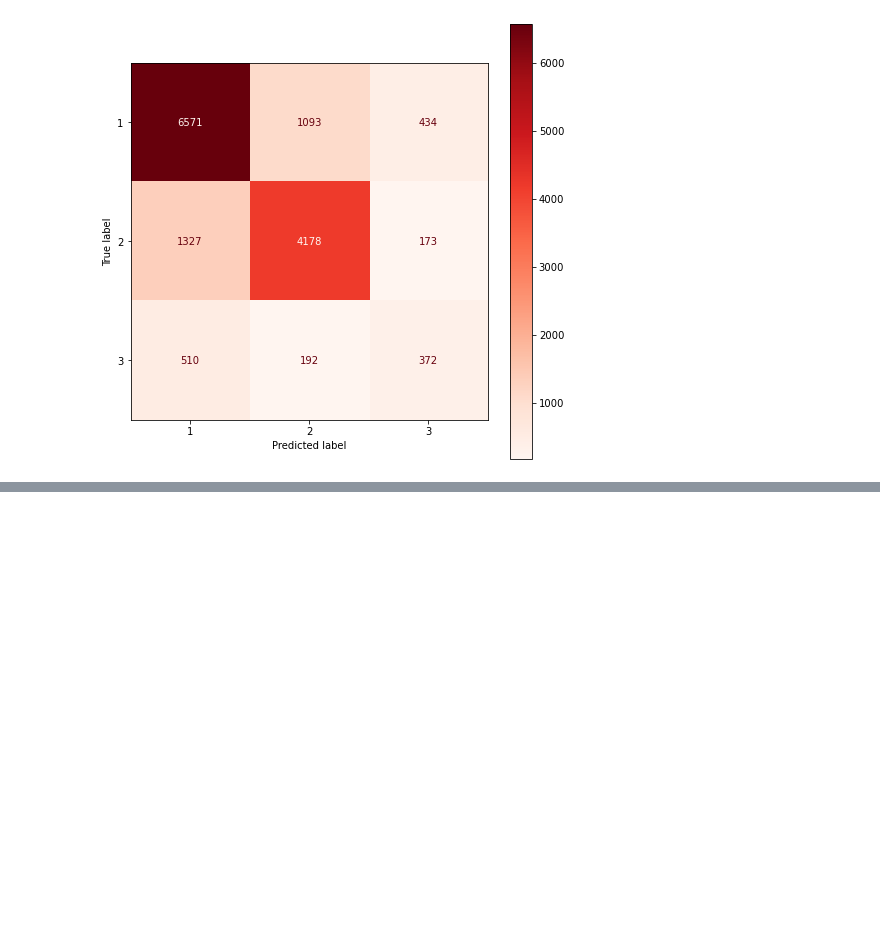
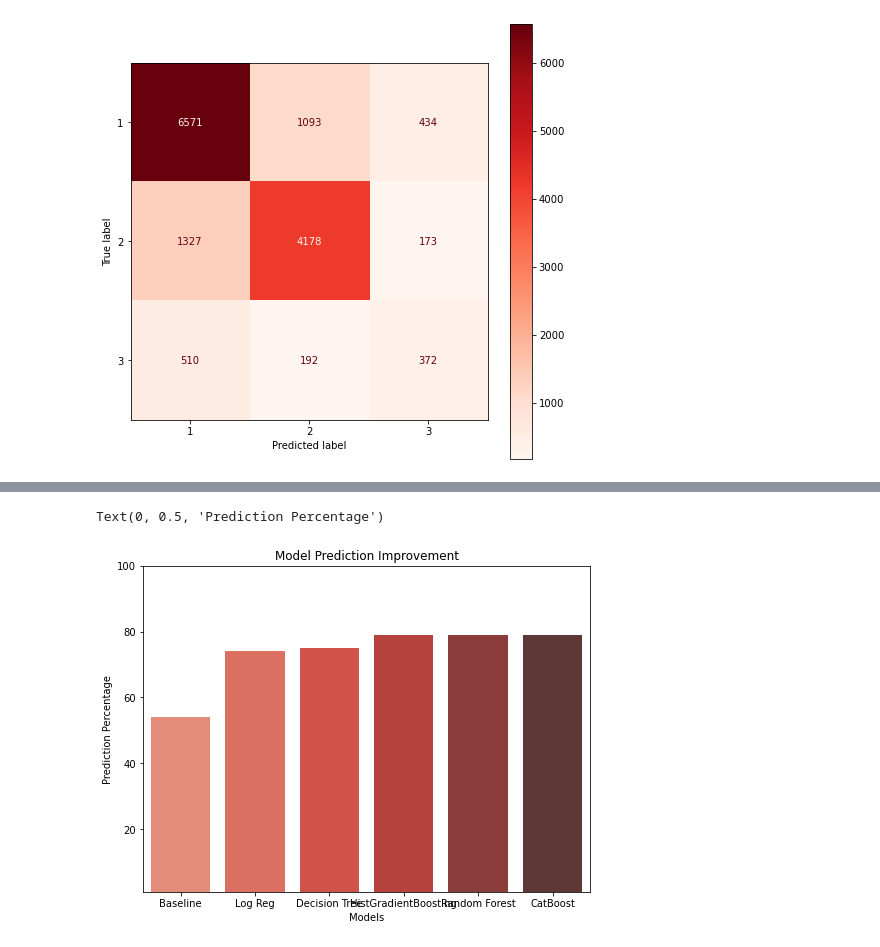
Before and after one commit to OlgertHasko/Tanzanian-Water-Wells, a Jupyter notebook: Modeling - Hatice.ipynb, the cells around one changed output, grey strips where cells are left out. Saved outputs shown, nothing was run; the diff lists cells and outputs as text; code cells hidden in the pictures; blank space fills up the shorter version.

```diff
--- a/Modeling - Hatice.ipynb
+++ b/Modeling - Hatice.ipynb
@@ -276,0 +766,13 @@ Testing ROC_AUC:  {round(roc_auc_score(y_test, model.predict(X_test), average= '
+# %%
+import seaborn as sns
+fig, ax = plt.subplots(figsize=(8, 6))
+Percent_Accuracy = [54, 74, 75, 78.9, 79, 79]
+Models = ["Baseline", "Logistic Regression", "Decision Tree", "HistGradientBoosting", "Random Forest", "CatBoost"]
+ax = sns.barplot(x= Models, y= Percent_Accuracy, palette='Reds_d')
+ax.set_ylim(1, 100)
+ax.set_title("Model Prediction Improvement")
+ax.set_xlabel("Models")
+ax.set_ylabel("Prediction Percentage");
+# %% [output]
+Text(0, 0.5, 'Prediction Percentage')
+[figure, added]
```
Also changed, not shown: parts of 41 cells of this notebook, 4 other files.
